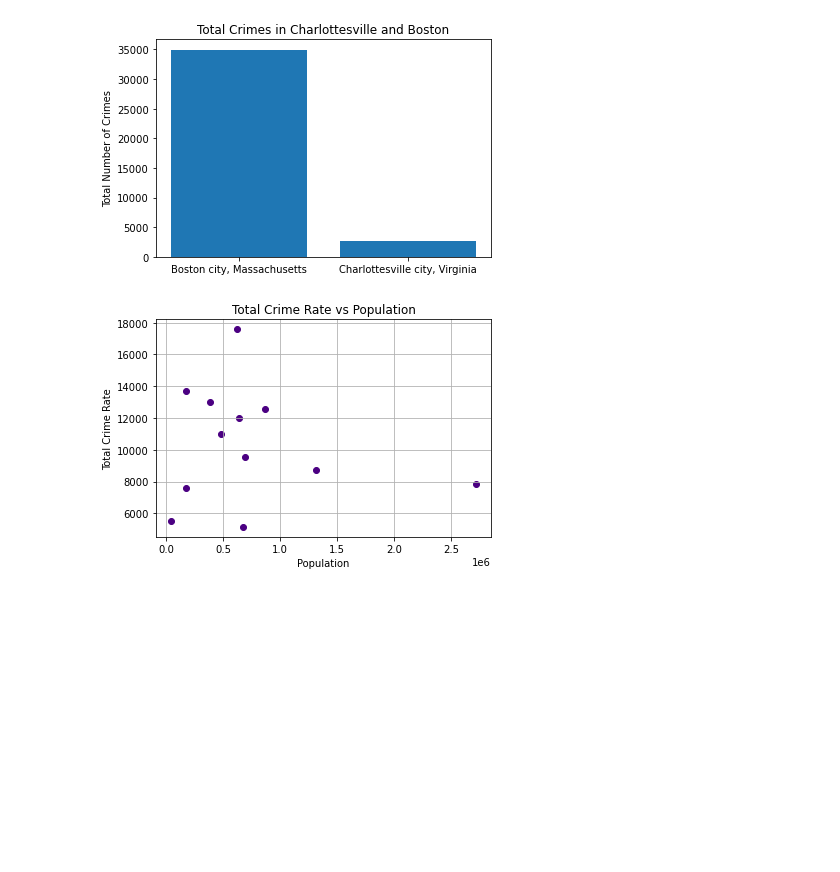
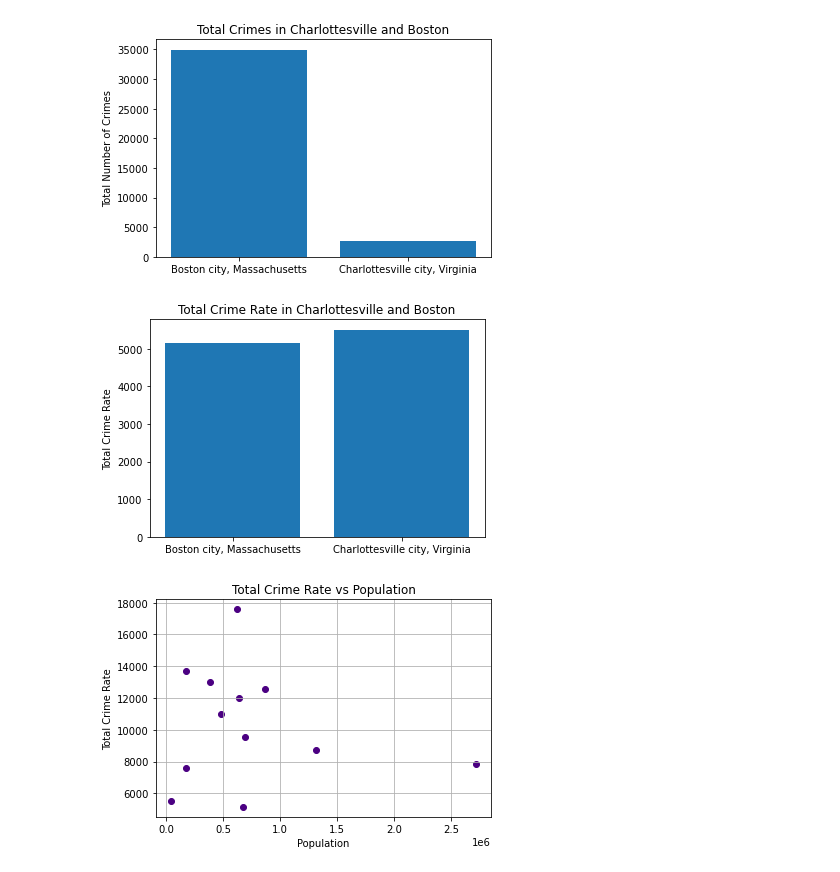
Before and after one commit to meghanvl/project_won, a Jupyter notebook: Visualizations.ipynb, the cells around one changed output. Saved outputs shown, nothing was run; the diff lists cells and outputs as text; code cells hidden in the pictures; blank space fills up the shorter version.

```diff
--- a/Visualizations.ipynb
+++ b/Visualizations.ipynb
@@ -324,6 +358,16 @@ plt.savefig("TotalCrimesperMAVA.png")
 plt.show()
 # %% [output]
 [figure]
+# %%
+x_values = ma_va["City, State"]
+y_values = ma_va["Total Crime Rate"]
+plt.bar(x_values, y_values)
+plt.title("Total Crime Rate in Charlottesville and Boston")
+plt.ylabel("Total Crime Rate")
+plt.savefig("TotalCrimeRateperMAVA.png")
+plt.show()
+# %% [output]
+[figure, added]
 # %%
 #scatter plot total crime vs population
 plt.scatter(total_crime_rates["Population"], total_crime_rates["Total Crime Rate"], marker="o", color="indigo")
```
Also changed, not shown: parts of 8 cells of this notebook.
